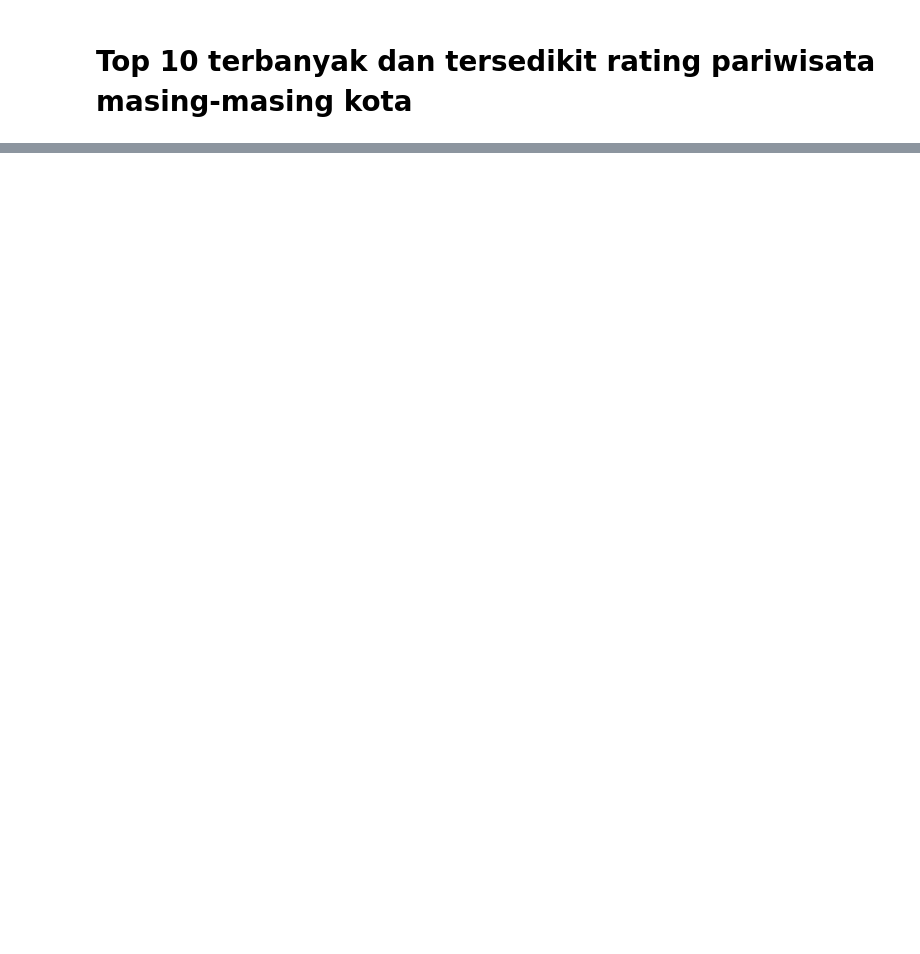
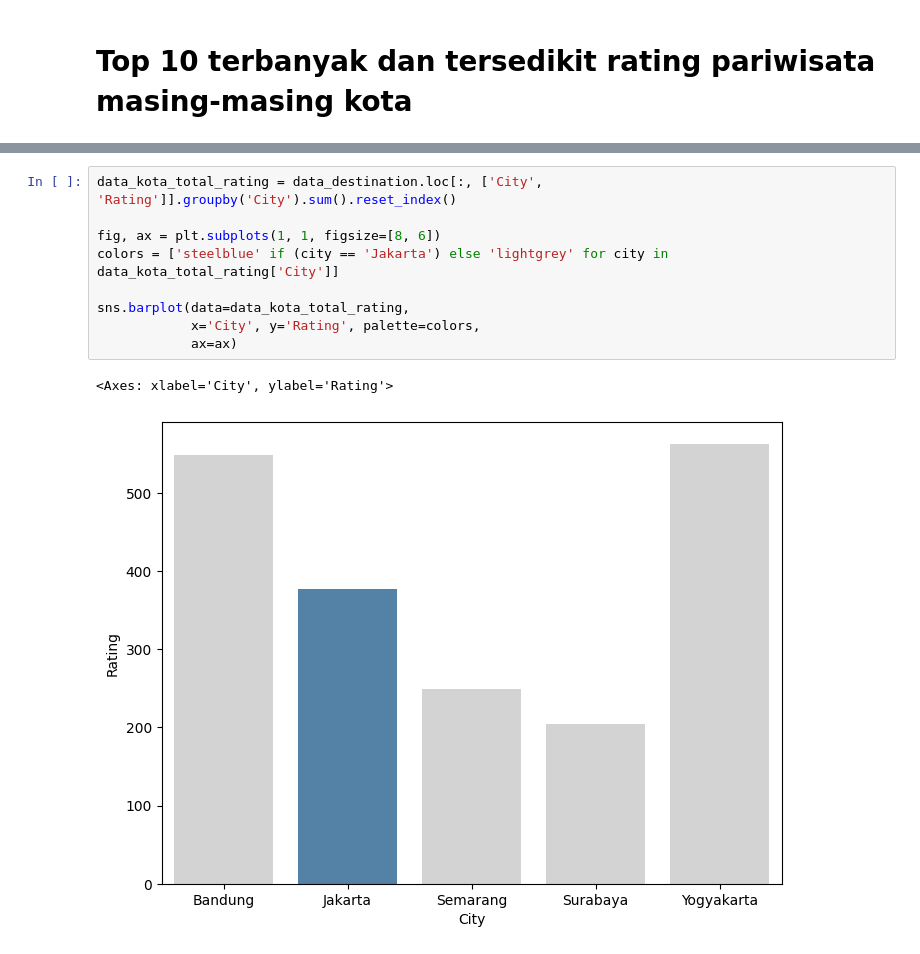
Before and after one commit to TryBugger/ProjekAkhirVisdat, a Jupyter notebook: Testing Plotting.ipynb, the cells around one changed output, grey strips where cells are left out. Saved outputs shown, nothing was run; the diff lists cells and outputs as text; blank space fills up the shorter version.

```diff
--- a/Testing Plotting.ipynb
+++ b/Testing Plotting.ipynb
@@ -64,0 +105,12 @@ ax.tick_params(axis='x', labelrotation = -90)
+# %%
+data_kota_total_rating = data_destination.loc[:, ['City', 'Rating']].groupby('City').sum().reset_index()
+
+fig, ax = plt.subplots(1, 1, figsize=[8, 6])
+colors = ['steelblue' if (city == 'Jakarta') else 'lightgrey' for city in data_kota_total_rating['City']]
+
+sns.barplot(data=data_kota_total_rating,
+            x='City', y='Rating', palette=colors,
+            ax=ax)
+# %% [output]
+<Axes: xlabel='City', ylabel='Rating'>
+[figure, added]
```
Also changed, not shown: parts of 16 cells of this notebook, 1 other file.
